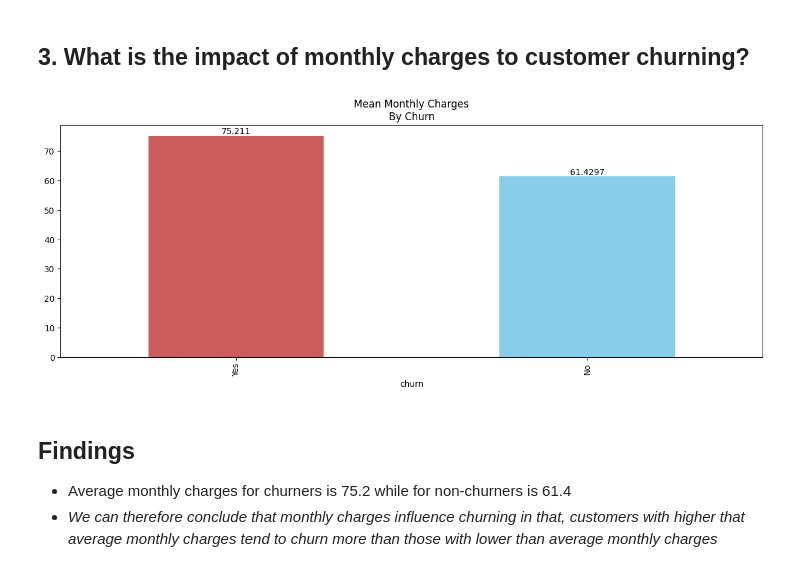
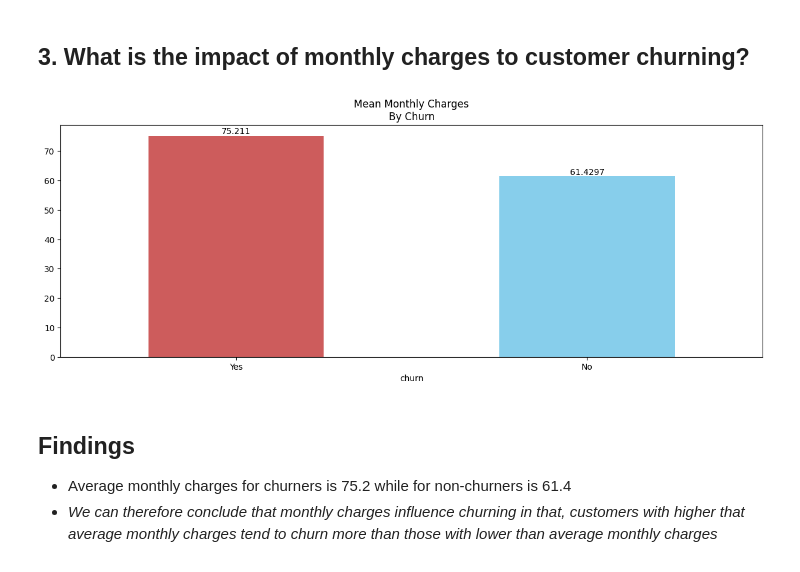
Before and after one commit to murithidenisgitobu/Vodafone_Corporation_Customer_Churn_Prediction, a Jupyter notebook: Customer_Churn_Prediction_Notebook.ipynb, the cells around one changed output. Cells and saved outputs as stored; diff of their text form; code cells hidden in the pictures.

```diff
--- a/Customer_Churn_Prediction_Notebook.ipynb
+++ b/Customer_Churn_Prediction_Notebook.ipynb
@@ -562,14 +573,15 @@ train_data['monthlycharges'].mean()
 # %%
 # Barplots to show how monthly charges influence churning
 # Check the mean monthly charges for churners and non-churners and compare with the average montly charges
 plt.figure(figsize=(15,5))
 ax=train_data.groupby('churn')['monthlycharges'].mean().sort_values(ascending=False).plot(kind='bar', color=['indianred','skyblue' ],)
 for i in ax.containers:
     plt.bar_label(i,)
 plt.title('Mean Monthly Charges\nBy Churn')
+plt.xticks(rotation=0)
 plt.show()
 # %% [output]
-[figure, old version]
+[figure, new version]
 # %% [markdown]
 ## Findings
 - Average monthly charges for churners is 75.2 while for non-churners is 61.4
```
Also changed, not shown: parts of 5 cells of this notebook.
